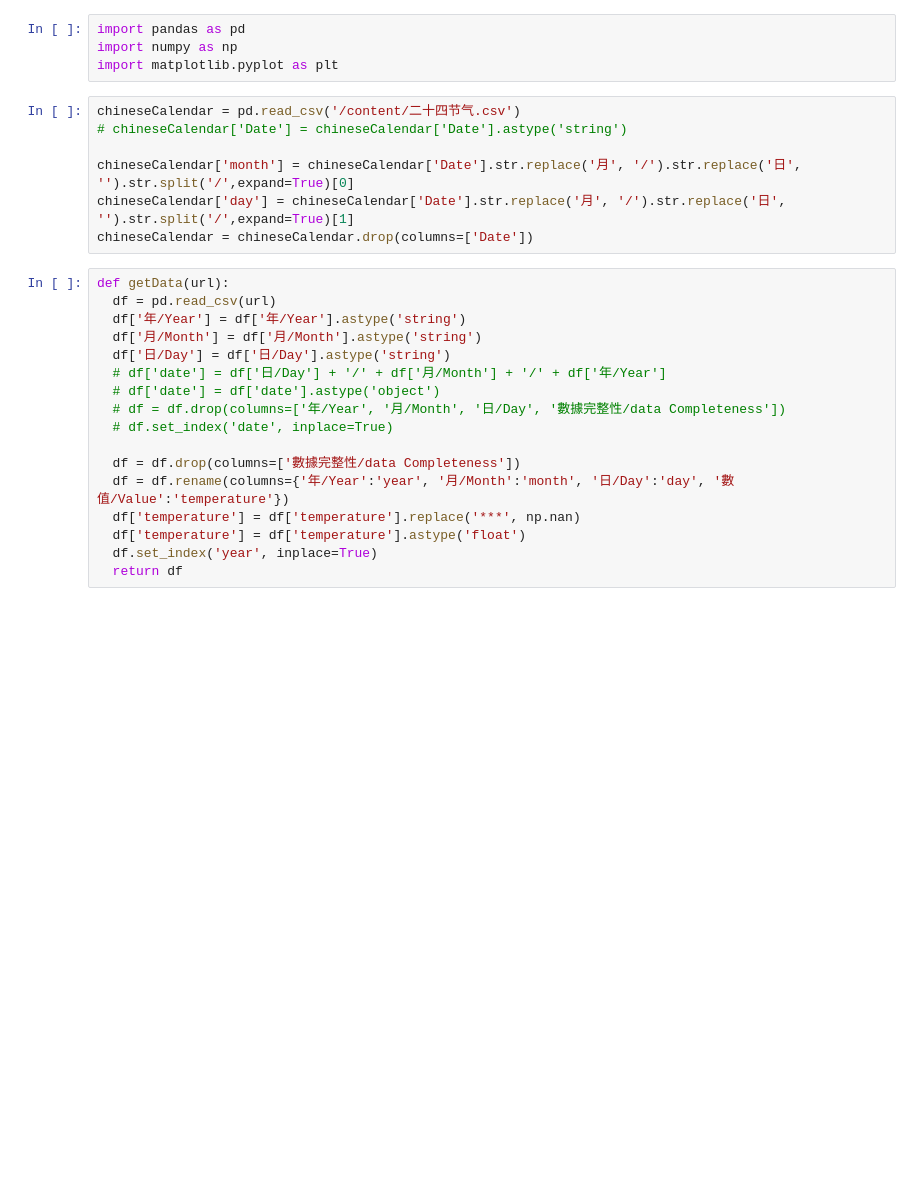
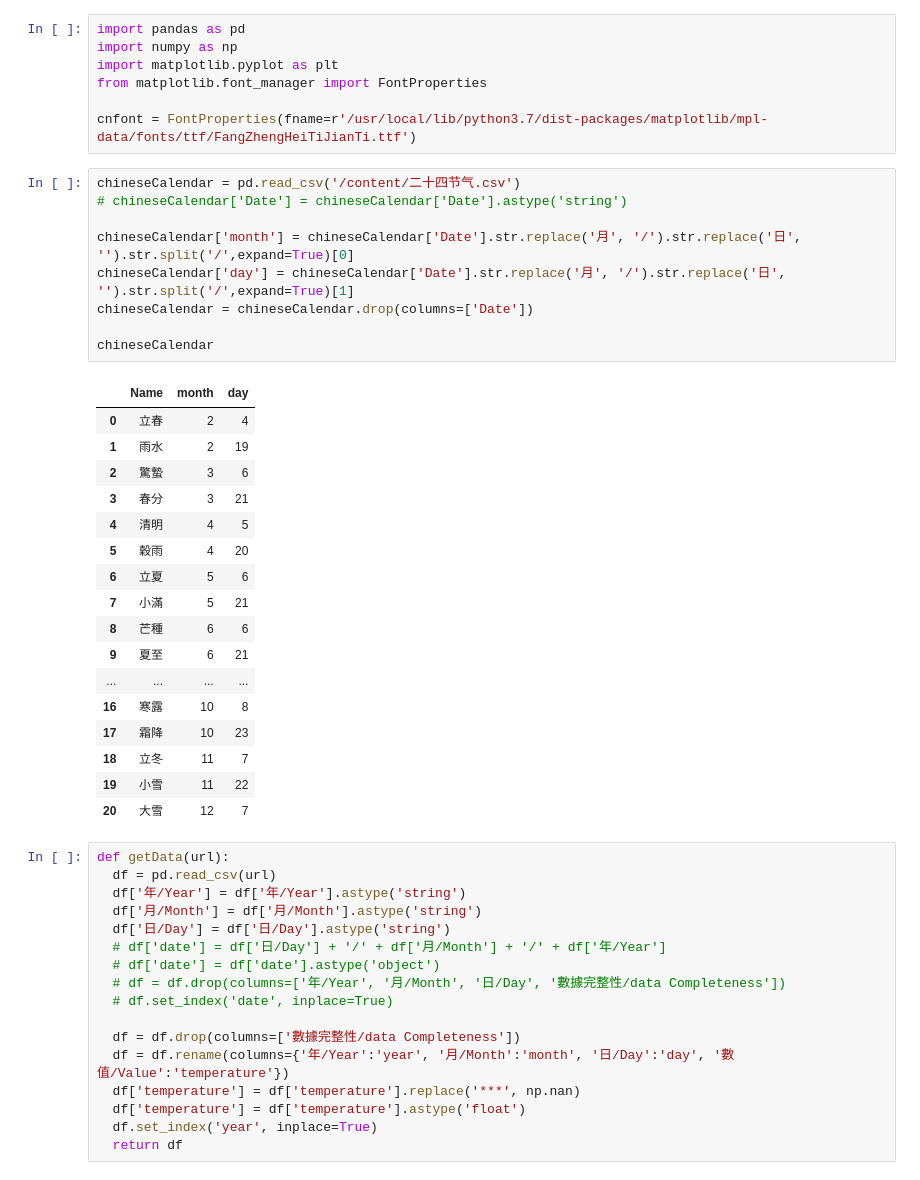
Before and after one commit to ZhangYizhe/PythonForDataAnalysis, a Jupyter notebook: HK_Temperature.ipynb, the cells around one changed output. Saved outputs shown, nothing was run; the diff lists cells and outputs as text; blank space fills up the shorter version.

```diff
--- a/HK_Temperature.ipynb
+++ b/HK_Temperature.ipynb
@@ -4,13 +4,36 @@
 import pandas as pd
 import numpy as np
 import matplotlib.pyplot as plt
+from matplotlib.font_manager import FontProperties
+
+cnfont = FontProperties(fname=r'/usr/local/lib/python3.7/dist-packages/matplotlib/mpl-data/fonts/ttf/FangZhengHeiTiJianTi.ttf')
 # %%
 chineseCalendar = pd.read_csv('/content/二十四节气.csv')
 # chineseCalendar['Date'] = chineseCalendar['Date'].astype('string')
 
 chineseCalendar['month'] = chineseCalendar['Date'].str.replace('月', '/').str.replace('日', '').str.split('/',expand=True)[0]
 chineseCalendar['day'] = chineseCalendar['Date'].str.replace('月', '/').str.replace('日', '').str.split('/',expand=True)[1]
 chineseCalendar = chineseCalendar.drop(columns=['Date'])
+
+chineseCalendar
+# %% [output]
+|  | Name | month | day |
+| 0 | 立春 | 2 | 4 |
+| 1 | 雨水 | 2 | 19 |
+| 2 | 驚蟄 | 3 | 6 |
+| 3 | 春分 | 3 | 21 |
+| 4 | 清明 | 4 | 5 |
+| 5 | 穀雨 | 4 | 20 |
+| 6 | 立夏 | 5 | 6 |
+| 7 | 小滿 | 5 | 21 |
+| 8 | 芒種 | 6 | 6 |
+| 9 | 夏至 | 6 | 21 |
+| ... | ... | ... | ... |
+| 16 | 寒露 | 10 | 8 |
+| 17 | 霜降 | 10 | 23 |
+| 18 | 立冬 | 11 | 7 |
+| 19 | 小雪 | 11 | 22 |
+| 20 | 大雪 | 12 | 7 |
 # %%
 def getData(url):
   df = pd.read_csv(url)
```
Also changed, not shown: parts of 3 cells of this notebook.
